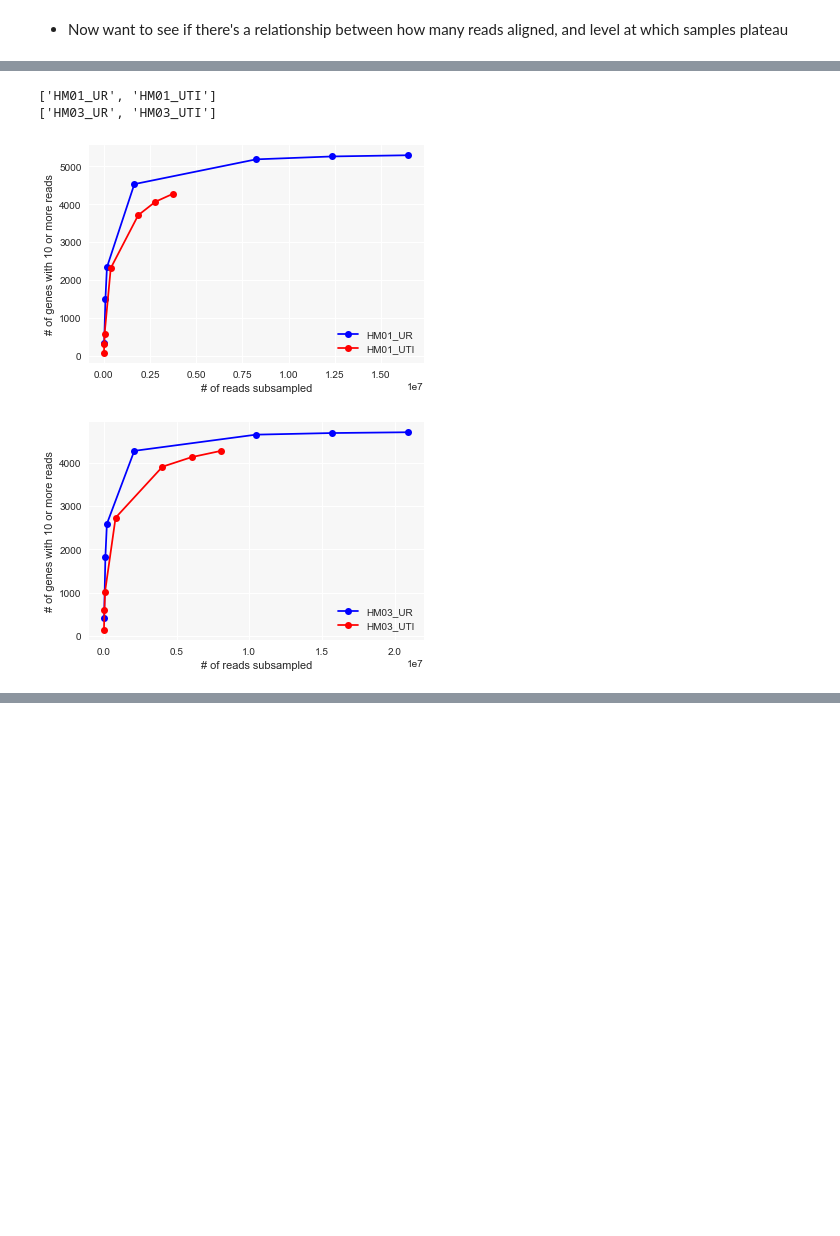
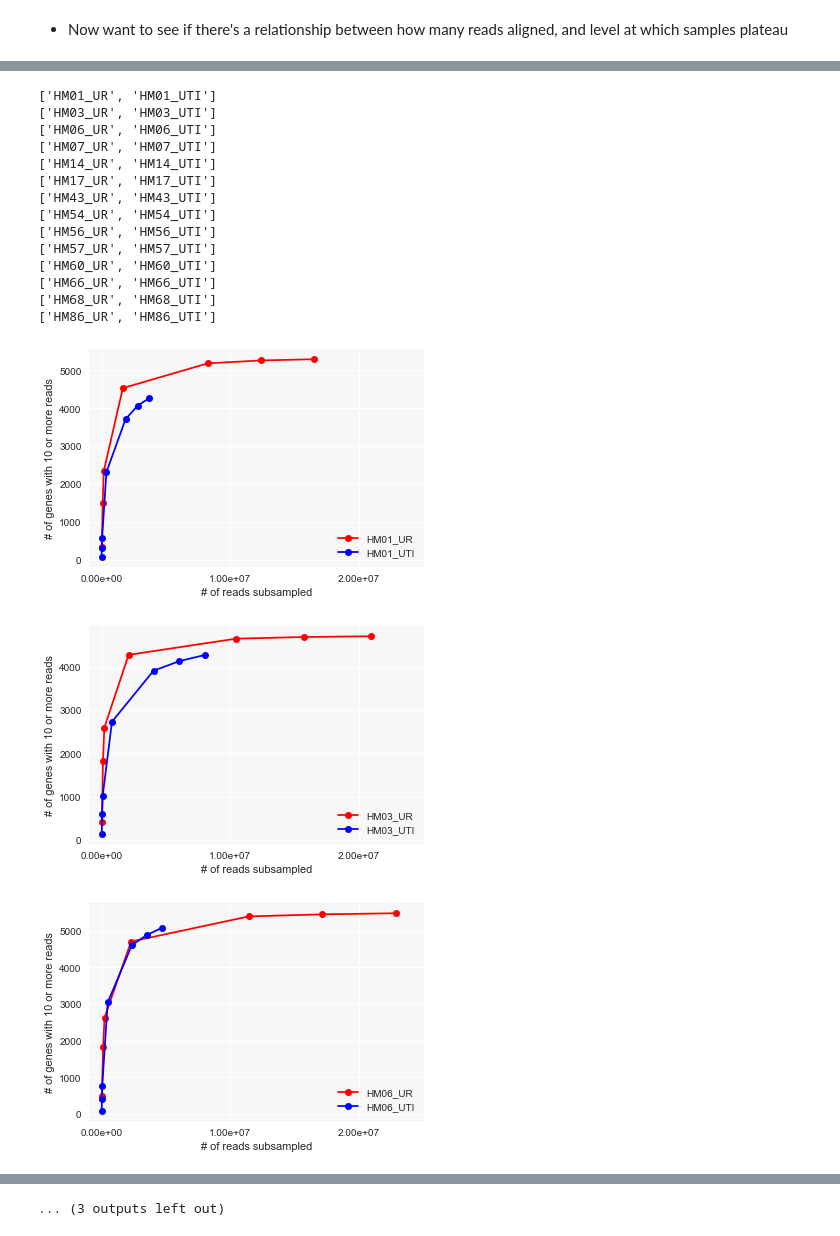
Before and after one commit to ASintsova/HUTI-RNAseq, a Jupyter notebook: analysis/DE/2018-02-12-data-normalization/lib/plotSaturationCurves.ipynb, the cells around one changed output, grey strips where cells are left out. Saved outputs shown, nothing was run; the diff lists cells and outputs as text; code cells hidden in the pictures; blank space fills up the shorter version.

```diff
--- a/analysis/DE/2018-02-12-data-normalization/lib/plotSaturationCurves.ipynb
+++ b/analysis/DE/2018-02-12-data-normalization/lib/plotSaturationCurves.ipynb
@@ -76,24 +108,47 @@ for label, genes, reads_mapped in zip(list(test.index), test.genes_covered, test
 # %%
-def plotSampleSatCurveMillionReads(strains):
+import matplotlib.ticker as mtick
+def plotSampleSatCurveMillionReads(strains, sc_df):
     for strain in strains:
         cols_to_plot = [c for c in list(sc_df.columns) if strain in c]
         print(cols_to_plot)
+        plt.figure()
+
+        colors = ['-or', '-ob', '-og', '-oy']
         reads_mapped = [ flagstat_df.mapped[c] for c in cols_to_plot]
-        x1 = list(reads_mapped[0]*(sc_df.index)/100)
-        x2 = list(reads_mapped[1]*(sc_df.index)/100)
-        y1 = sc_df[cols_to_plot[0]]
-        y2 = sc_df[cols_to_plot[1]]
-        plt.figure()
-        plt.plot(x1, y1, '-ob', x2, y2 , '-or')
+        for rm, cp, c in zip(reads_mapped, cols_to_plot, colors):
+            #plt.ticklabel_format(style='sci', scilimits=(0,0))
+            plt.plot(rm*(sc_df.index)/100, sc_df[cp], c)
+
         plt.ylabel("# of genes with 10 or more reads")
         plt.xlabel ("# of reads subsampled")
-        plt.legend(cols_to_plot)
+        plt.legend(cols_to_plot, loc=4)
+        plt.locator_params(axis = 'x', nbins = 5)
         ax = plt.gca()
+
         ax.set_facecolor("0.97")
+        ax.xaxis.set_major_formatter(mtick.FormatStrFormatter('%.2e'))
+
+        plt.xlim(-1000000, 2.5*10**7)
+        plt.savefig('../data/{}.png'.format(strain), dpi=1000)
-# %%
-plotSampleSatCurveMillionReads(["HM01", "HM03"])
-# %% [output]
-['HM01_UR', 'HM01_UTI']
-['HM03_UR', 'HM03_UTI']
-[figure, removed]
-[figure, removed]
+# %%
+sc_df_no_seq = sc_df.drop([c for c in sc_df.columns if 'seq' in c], axis = 1)
+# %%
+plotSampleSatCurveMillionReads(strains, sc_df_no_seq)
+# %% [output]
+['HM01_UR', 'HM01_UTI']
+['HM03_UR', 'HM03_UTI']
+['HM06_UR', 'HM06_UTI']
+['HM07_UR', 'HM07_UTI']
+['HM14_UR', 'HM14_UTI']
+['HM17_UR', 'HM17_UTI']
+['HM43_UR', 'HM43_UTI']
+['HM54_UR', 'HM54_UTI']
+['HM56_UR', 'HM56_UTI']
+['HM57_UR', 'HM57_UTI']
+['HM60_UR', 'HM60_UTI']
+['HM66_UR', 'HM66_UTI']
+['HM68_UR', 'HM68_UTI']
+['HM86_UR', 'HM86_UTI']
+[figure, added]
+[figure, added]
+[figure, added]
@@ -99,0 +163 @@ plotSampleSatCurveMillionReads(["HM01", "HM03"])
+... (3 outputs left out)
```
Also changed, not shown: parts of 13 cells of this notebook, 17 other files.
